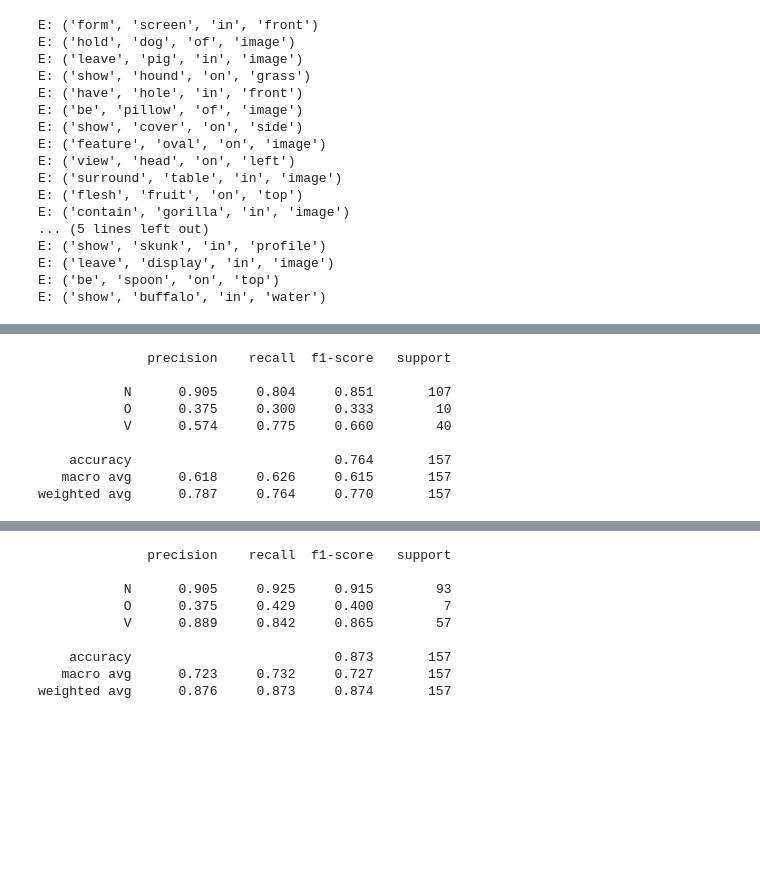
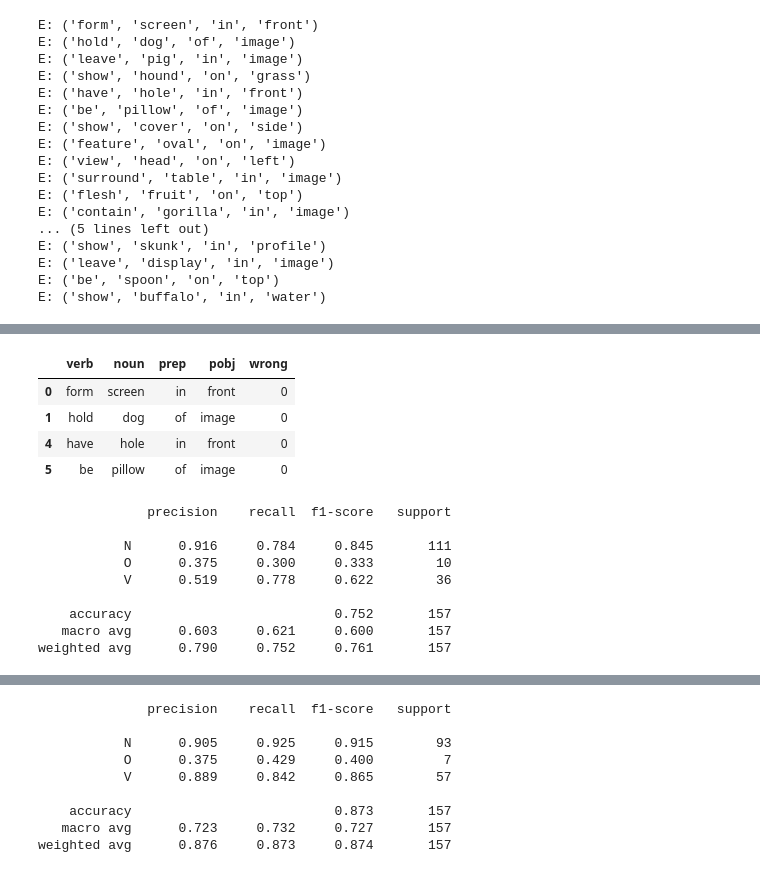
Before and after one commit to depthfirst/pp-ambiguity, a Jupyter notebook: notebooks/PPA-Analysis.ipynb, the cells around one changed output, grey strips where cells are left out. Drawn from its saved outputs; the diff is of its cells as text; code cells hidden in the pictures; blank space fills up the shorter version.

```diff
--- a/notebooks/PPA-Analysis.ipynb
+++ b/notebooks/PPA-Analysis.ipynb
@@ -373,3 +368,11 @@ err_df
+# %%
+err_df[err_df['wrong']==0]
+# %% [output]
+|  | verb | noun | prep | pobj | wrong |
+| 0 | form | screen | in | front | 0 |
+| 1 | hold | dog | of | image | 0 |
+| 4 | have | hole | in | front | 0 |
+| 5 | be | pillow | of | image | 0 |
 # %%
 wrong_labels_test=err_df[err_df['wrong']==1][['verb','noun','prep','pobj']]
 # %%
@@ -392,12 +391,12 @@ new_labels_test = [relabel(t,lbl) for t,lbl in zip(test_tuples,new_test_labels)]
 # %%
-print(sklearn.metrics.classification_report(new_test_labels, corrected_preds, digits=3))
+print(sklearn.metrics.classification_report(labels_test, corrected_preds, digits=3))
 # %% [output]
               precision    recall  f1-score   support
 
-           N      0.905     0.804     0.851       107
+           N      0.916     0.784     0.845       111
            O      0.375     0.300     0.333        10
-           V      0.574     0.775     0.660        40
+           V      0.519     0.778     0.622        36
 
-    accuracy                          0.764       157
-   macro avg      0.618     0.626     0.615       157
-weighted avg      0.787     0.764     0.770       157
+    accuracy                          0.752       157
+   macro avg      0.603     0.621     0.600       157
+weighted avg      0.790     0.752     0.761       157
```
Also changed, not shown: parts of 11 cells of this notebook.
